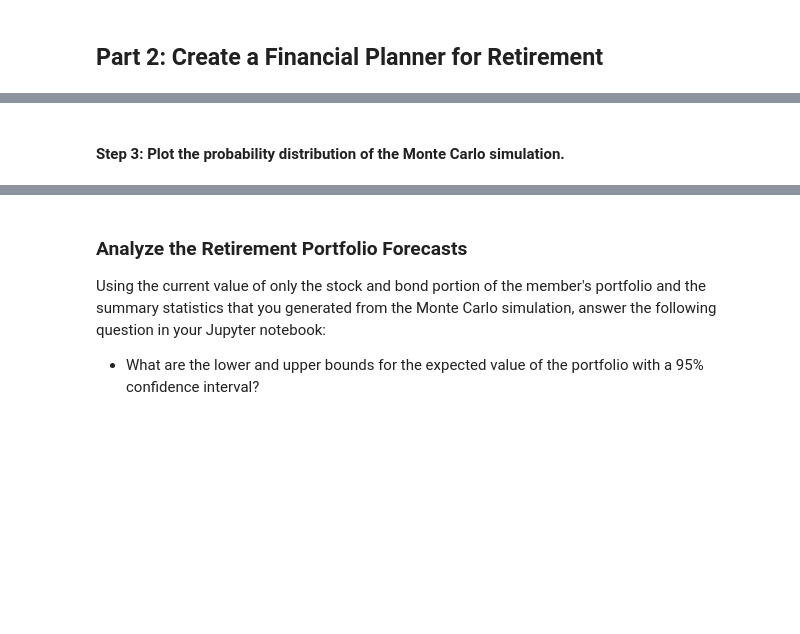
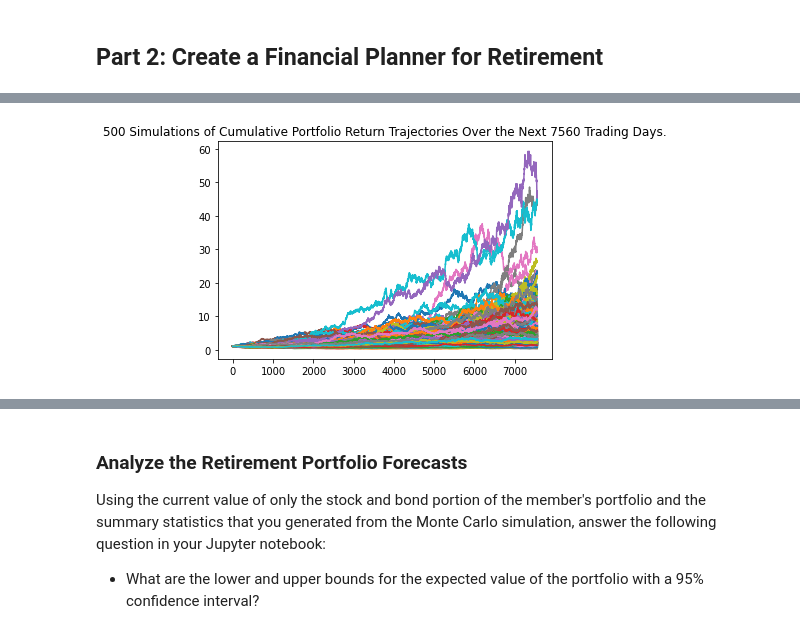
Before and after one commit to MajidKouki/c5-financial-planning-tools, a Jupyter notebook: financial_planning_tools.ipynb, the cells around one changed output, grey strips where cells are left out. Drawn from its saved outputs; the diff is of its cells as text; code cells hidden in the pictures; blank space fills up the shorter version.

Commit message:
Updated the Monte Carlo Simulation section.

```diff
--- a/financial_planning_tools.ipynb
+++ b/financial_planning_tools.ipynb
@@ -282,0 +243,23 @@ In this section, you’ll use the MCForecastTools library to create a Monte Carl
+# %%
+# Set start and end dates of 3 years back from current date
+start_date_carlo = pd.Timestamp("2019-06-23", tz="America/New_York").isoformat()
+end_date_carlo = pd.Timestamp("2022-06-23", tz="America/New_York").isoformat()
+# %%
+# Use the Alpaca get_bars function to make the API call to get the 3 years worth of pricing data
+carlo_three_year_data = alpaca.get_bars(
+    tickers,
+    timeframe,
+    start = start_date_carlo,
+    end = end_date_carlo
+).df
+
+# Reorganize the DataFrame
+# Separate ticker data
+SPY = carlo_three_year_data[carlo_three_year_data['symbol']=='SPY'].drop('symbol', axis=1)
+AGG = carlo_three_year_data[carlo_three_year_data['symbol']=='AGG'].drop('symbol', axis=1)
+
+# Concatenate the ticker DataFrames
+carlo_three_year_data = pd.concat([SPY, AGG], axis=1, keys=["SPY", "AGG"])
+
+# Verify data
+carlo_three_year_data
@@ -283,8 +282,11 @@ In this section, you’ll use the MCForecastTools library to create a Monte Carl
 # %%
-# Configure the Monte Carlo simulation to forecast 30 years cumulative returns
-# The weights should be split 40% to AGG and 60% to SPY.
-# Run 500 samples.
-# YOUR CODE HERE
+# Configure the Monte Carlo simulation to forecast 30 years cumulative returns with 60/40 split
+MC_60_40_split_30_year = MCSimulation(
+    portfolio_data = carlo_three_year_data,
+    weights = [.60, .40],
+    num_simulation = 500,
+    num_trading_days = 252 * 30
+)
 
 # Review the simulation input data
-# YOUR CODE HERE
+MC_60_40_split_30_year.portfolio_data
@@ -294,8 +354,7 @@ In this section, you’ll use the MCForecastTools library to create a Monte Carl
 # %%
-# Visualize the 30-year Monte Carlo simulation by creating an
-# overlay line plot
-# YOUR CODE HERE
+# Visualize the 30-year Monte Carlo simulation with a line plot
+MC_sim_line_plot = MC_60_40_split_30_year.plot_simulation()
+# %% [output]
+[figure, added]
-# %% [markdown]
-#### Step 3: Plot the probability distribution of the Monte Carlo simulation.
 # %%
 # Visualize the probability distribution of the 30-year Monte Carlo simulation
```
Also changed, not shown: parts of 13 cells of this notebook.
